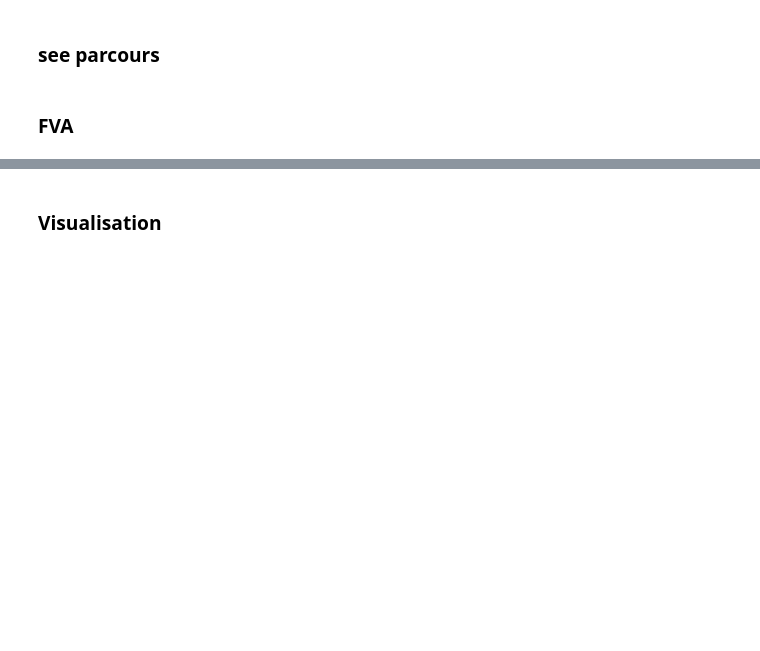
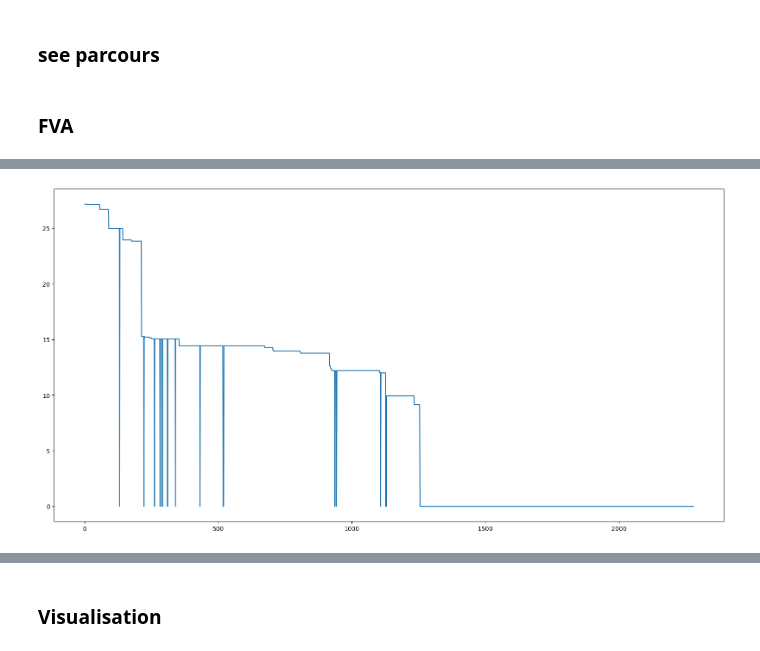
Before and after one commit to JoPkb/RBA_cutsets, a Jupyter notebook: code/manips_light.ipynb, the cells around one changed output, grey strips where cells are left out. Drawn from its saved outputs; the diff is of its cells as text; code cells hidden in the pictures; blank space fills up the shorter version.

```diff
--- a/code/manips_light.ipynb
+++ b/code/manips_light.ipynb
@@ -176,6 +158,8 @@ vu.print_reactions(HepG2.reactions.biomass_components)
 from cobra.flux_analysis import flux_variability_analysis
 # %%
 fva = flux_variability_analysis(HepG2)
+# %%
+HepG2.objective = "biomass_components"
 # %%
 indispensable = []
 unisens = []
@@ -277,0 +240,32 @@ len(unknown)
+# %%
+def cut_and_optimize(model:cobra.core.model.Model, reaction_id:str, objective:str = "biomass_components") :
+    reaction_to_cut = model.reactions.get_by_id(reaction_id)
+    original_bounds = reaction_to_cut.bounds
+    reaction_to_cut.bounds = (0.0,0.0)
+
+    model.objective = objective
+    solution = model.optimize()
+    objective_value = solution.objective_value
+
+    if objective_value:
+        return objective_value
+    else :
+        reaction_to_cut.bounds = original_bounds # Backtrack if no solution is found
+# %%
+values = []
+reactions_cut = []
+for reaction_id, flux_values in fva.iterrows() :
+    min_flux = flux_values["minimum"]
+    max_flux = flux_values["maximum"]
+    if max_flux == 0.0 and min_flux == 0.0 :
+        pass
+    elif max_flux == 0.0 or min_flux == 0.0 :
+        val = cut_and_optimize(HepG2, reaction_id)
+        if val == None :
+            values.append(0.0)
+        else :
+            values.append(val)
+        reactions_cut.append(reaction_id)
+
+    else :
+        pass
@@ -278,3 +297,13 @@ len(unknown)
+# %%
+x = [i for i in range(len(values))]
+# %%
+plt.rcParams["figure.figsize"] = (20,10)
+fig, ax = plt.subplots()
+
+ax.plot(x, values)
+fig.show()
+# %% [output]
+[figure, added]
 # %%
 unknown_ids = [i[0] for i in unknown]
 
```
Also changed, not shown: parts of 6 cells of this notebook.
